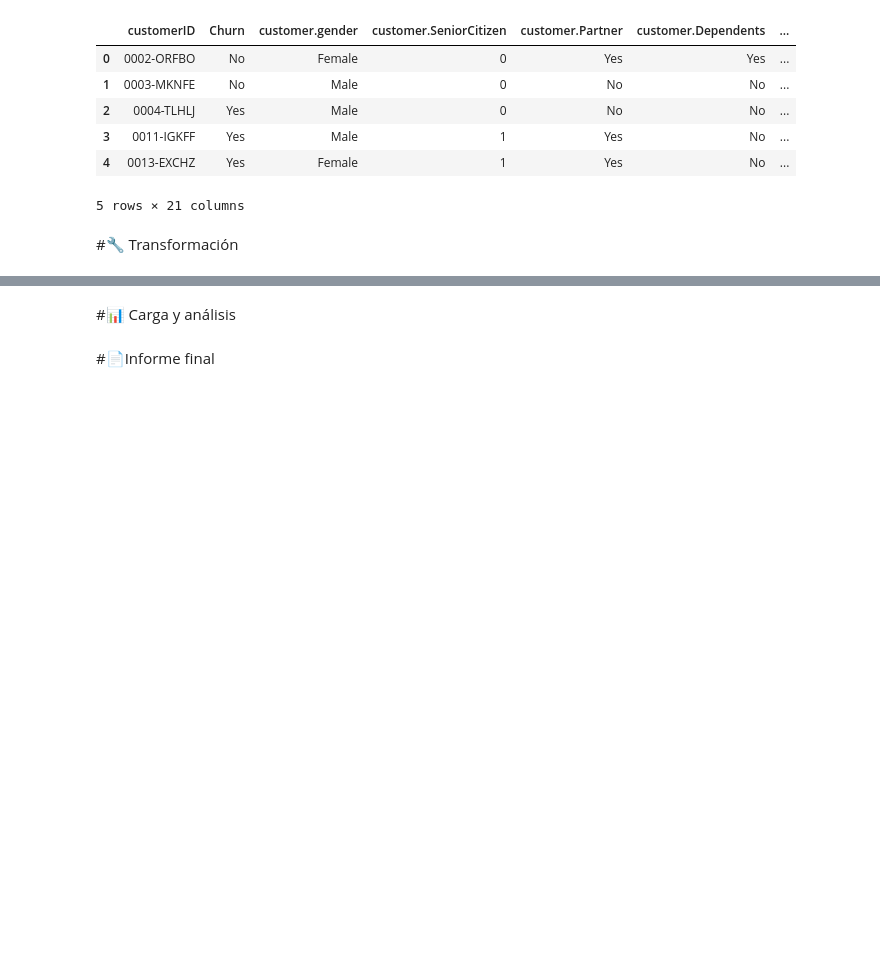
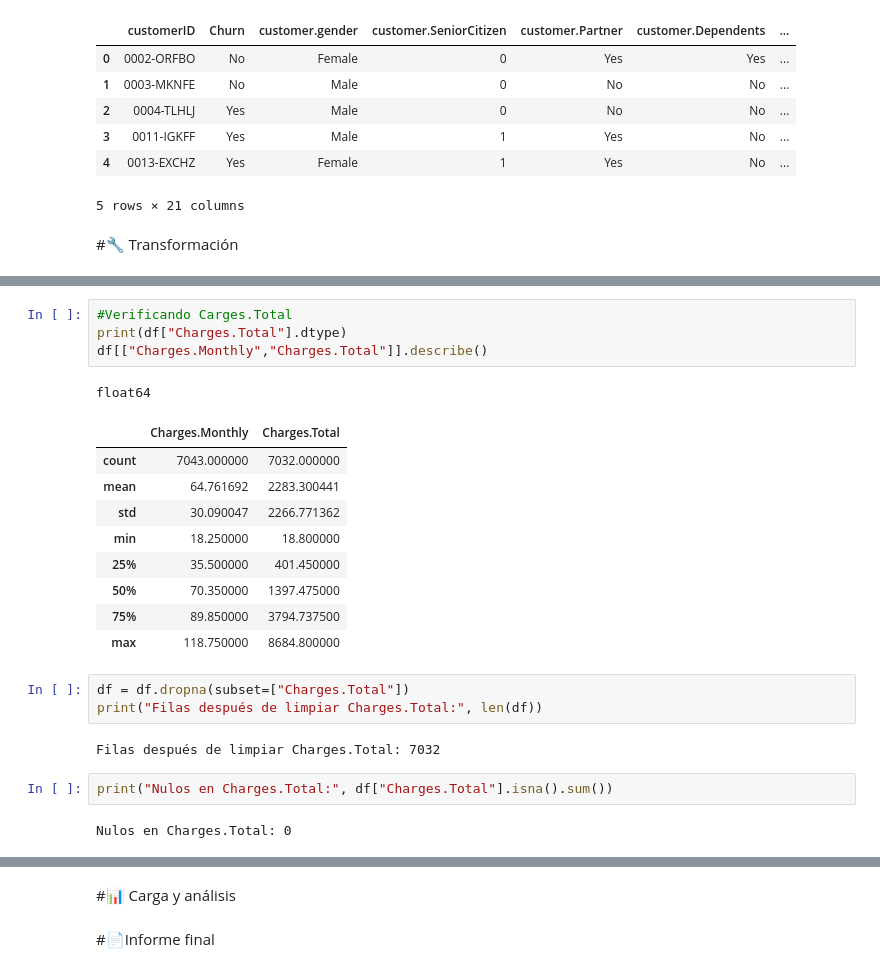
Before and after one commit to sergiotadeocmontoya-alt/Challenge_TelecomX_Sergio, a Jupyter notebook: TelecomX_LATAM.ipynb, the cells around one changed output, grey strips where cells are left out. Cells and saved outputs as stored; diff of their text form; blank space fills up the shorter version.

```diff
--- a/TelecomX_LATAM.ipynb
+++ b/TelecomX_LATAM.ipynb
@@ -78,0 +436,24 @@ memory usage: 1.2+ MB
+# %%
+#Verificando Carges.Total
+print(df["Charges.Total"].dtype)
+df[["Charges.Monthly","Charges.Total"]].describe()
+# %% [output]
+float64
+|  | Charges.Monthly | Charges.Total |
+| count | 7043.000000 | 7032.000000 |
+| mean | 64.761692 | 2283.300441 |
+| std | 30.090047 | 2266.771362 |
+| min | 18.250000 | 18.800000 |
+| 25% | 35.500000 | 401.450000 |
+| 50% | 70.350000 | 1397.475000 |
+| 75% | 89.850000 | 3794.737500 |
+| max | 118.750000 | 8684.800000 |
+# %%
+df = df.dropna(subset=["Charges.Total"])
+print("Filas después de limpiar Charges.Total:", len(df))
+# %% [output]
+Filas después de limpiar Charges.Total: 7032
+# %%
+print("Nulos en Charges.Total:", df["Charges.Total"].isna().sum())
+# %% [output]
+Nulos en Charges.Total: 0
```
Also changed, not shown: parts of 38 cells of this notebook.
